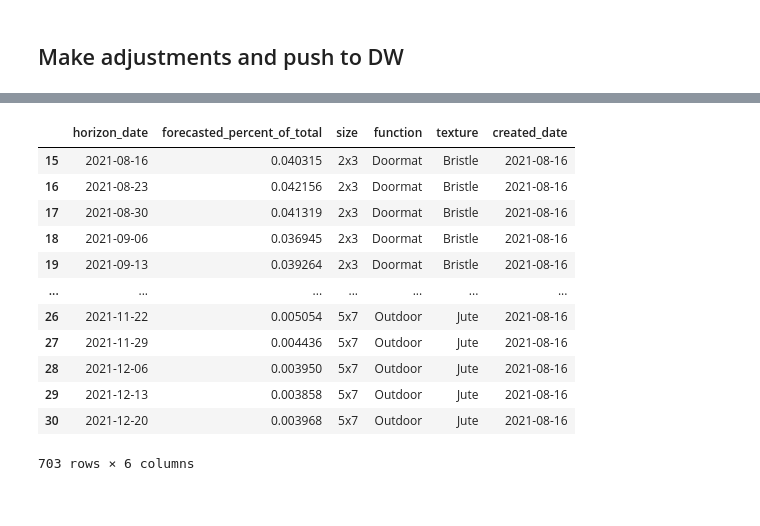
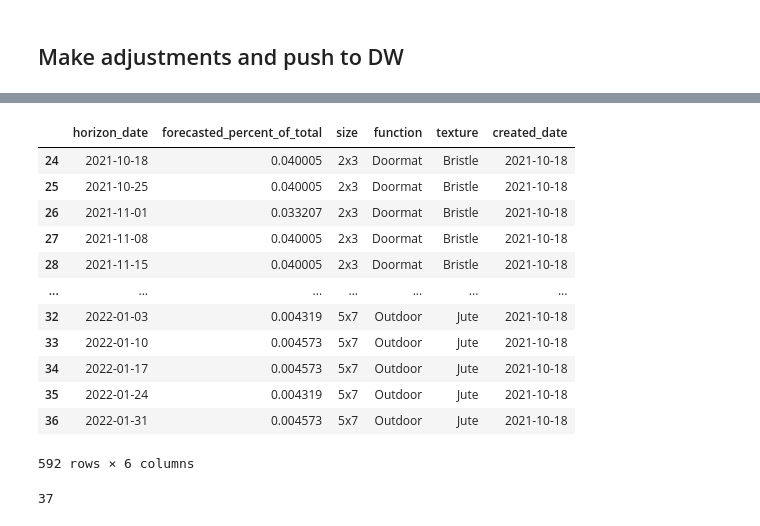
Before and after one commit to dan-from-ruggable/granular-demand-forecast, a Jupyter notebook: gdf_v1.0.ipynb, the cells around one changed output, grey strips where cells are left out. Drawn from its saved outputs; the diff is of its cells as text; code cells hidden in the pictures.

```diff
--- a/gdf_v1.0.ipynb
+++ b/gdf_v1.0.ipynb
@@ -398,7 +587,7 @@ fitting model for Doormat 2x3 Bristle
 # %%
 model_parameters = {
     'Indoor 2x3 Plush'  :['2x3','Indoor','Plush','3x5','Indoor','Plush',False,0.9,'flat'],
-    'Pad Only 2x3'      :['2x3','NUL','Rubber pad','3x5','Indoor','Plush',False,0.9,'flat'],
+    'Pad Only 2x3'      :['2x3','NUL','Rubber pad','3x5','Indoor','Plush',False,0.2,'flat'],
     'Pad Only 2.5x7'    :['2.5x7','NUL','Rubber pad','2.5x7','Indoor','Chenille',True,0.05,'linear'],
     'Pad Only 2.5x10'   :['2.5x10','NUL','Rubber pad','2.5x10','Indoor','Chenille',True,0.05,'linear'],
     'Pad Only 3x5'      :['3x5','NUL','Rubber pad','3x5','Indoor','Chenille',True,0.05,'linear'],
@@ -407,7 +596,7 @@ model_parameters = {
     'Pad Only 8x10'     :['8x10','NUL','Rubber pad','8x10','Indoor','Chenille',False,0.05,'flat'],
     'Pad Only 9x12'     :['9x12','NUL','Rubber pad','9x12','Indoor','Chenille',False,0.05,'flat'],
     'Pad Only 6" Round' :['6" Round','NUL','Rubber pad','6" Round','Indoor','Chenille',False,0.01,'flat'],
-    'Pad Only 8" Round' :['8" Round','NUL','Rubber pad','5x7','Indoor','Chenille',False,0.01,'flat']
+    'Pad Only 8" Round' :['8" Round','NUL','Rubber pad','5x7','Indoor','Chenille',False,0.5,'flat']
 }
 
 for i in model_parameters.items():
@@ -505,10 +685,24 @@ df_forecasts.head()
-# %%
-avg_forecast = df_forecasts.loc[(df_forecasts['size']=='8" Round') &
-                       (df_forecasts['function']=='NUL') &
-                       (df_forecasts['texture']=='Rubber pad') &
-                       (df_forecasts['y'].notnull()),
-                       ['y']].copy().apply(np.average, axis=0)
-
-df_forecasts['yhat'] = np.where((df_forecasts['size'] == '8" Round') &
-                                (df_forecasts['function'] == 'NUL') &
-                                (df_forecasts['texture'] == 'Rubber pad'), avg_forecast.values,df_forecasts.yhat.values)
+# %%
+# setting to average
+avg_forecast1 = df_forecasts.loc[(df_forecasts['size']=='8" Round') &
+                       (df_forecasts['function']=='NUL') &
+                       (df_forecasts['texture']=='Rubber pad') &
+                       (df_forecasts['y'].notnull()),
+                       ['y']].copy().apply(np.average, axis=0)
+
+df_forecasts['y_merged'] = np.where((df_forecasts['size'] == '8" Round') &
+                                    (df_forecasts['function'] == 'NUL') &
+                                    (df_forecasts['texture'] == 'Rubber pad') &
+                                    (np.isnan(df_forecasts['y'])),
+                                    avg_forecast1.values,df_forecasts.y_merged.values)
+avg_forecast2 = df_forecasts.loc[(df_forecasts['size']=='2x3') &
+                       (df_forecasts['function']=='Indoor') &
+                       (df_forecasts['texture']=='Plush') &
+                       (df_forecasts['y'].notnull()),
+                       ['y']].copy().apply(np.average, axis=0)
+
+df_forecasts['y_merged'] = np.where((df_forecasts['size'] == '2x3') &
+                                    (df_forecasts['function'] == 'Indoor') &
+                                    (df_forecasts['texture'] == 'Plush') &
+                                    (np.isnan(df_forecasts['y'])),
+                                    avg_forecast2.values,df_forecasts.y_merged.values)
@@ -528,21 +744,26 @@ df_gdf =df_forecasts.loc[(df_forecasts['ds'] >= forecast_begin_date),
                           'texture'
                          ]].rename(columns={'ds':'horizon_date',
                                             'y_merged':'forecasted_percent_of_total'})
-df_gdf['created_date'] = today.strftime("%Y-%m-%d")
+df_gdf['created_date'] = (today-timedelta(days=today.weekday())).strftime("%Y-%m-%d")
 df_gdf.sort_values(by=['function','texture','size','horizon_date','created_date'],inplace=True)
 # %%
-df_gdf.loc[df_gdf['created_date']== "2021-08-16"]
+df_gdf.loc[df_gdf['created_date']== (today-timedelta(days=today.weekday())).strftime("%Y-%m-%d")] #(today-timedelta(days=today.weekday())).strftime("%Y-%m-%d")]
 # %% [output]
 |  | horizon_date | forecasted_percent_of_total | size | function | texture | created_date |
-| 15 | 2021-08-16 | 0.040315 | 2x3 | Doormat | Bristle | 2021-08-16 |
-| 16 | 2021-08-23 | 0.042156 | 2x3 | Doormat | Bristle | 2021-08-16 |
-| 17 | 2021-08-30 | 0.041319 | 2x3 | Doormat | Bristle | 2021-08-16 |
-| 18 | 2021-09-06 | 0.036945 | 2x3 | Doormat | Bristle | 2021-08-16 |
-| 19 | 2021-09-13 | 0.039264 | 2x3 | Doormat | Bristle | 2021-08-16 |
+| 24 | 2021-10-18 | 0.040005 | 2x3 | Doormat | Bristle | 2021-10-18 |
+| 25 | 2021-10-25 | 0.040005 | 2x3 | Doormat | Bristle | 2021-10-18 |
+| 26 | 2021-11-01 | 0.033207 | 2x3 | Doormat | Bristle | 2021-10-18 |
+| 27 | 2021-11-08 | 0.040005 | 2x3 | Doormat | Bristle | 2021-10-18 |
+| 28 | 2021-11-15 | 0.040005 | 2x3 | Doormat | Bristle | 2021-10-18 |
 | ... | ... | ... | ... | ... | ... | ... |
-| 26 | 2021-11-22 | 0.005054 | 5x7 | Outdoor | Jute | 2021-08-16 |
-| 27 | 2021-11-29 | 0.004436 | 5x7 | Outdoor | Jute | 2021-08-16 |
-| 28 | 2021-12-06 | 0.003950 | 5x7 | Outdoor | Jute | 2021-08-16 |
-| 29 | 2021-12-13 | 0.003858 | 5x7 | Outdoor | Jute | 2021-08-16 |
-| 30 | 2021-12-20 | 0.003968 | 5x7 | Outdoor | Jute | 2021-08-16 |
+| 32 | 2022-01-03 | 0.004319 | 5x7 | Outdoor | Jute | 2021-10-18 |
+| 33 | 2022-01-10 | 0.004573 | 5x7 | Outdoor | Jute | 2021-10-18 |
+| 34 | 2022-01-17 | 0.004573 | 5x7 | Outdoor | Jute | 2021-10-18 |
+| 35 | 2022-01-24 | 0.004319 | 5x7 | Outdoor | Jute | 2021-10-18 |
+| 36 | 2022-01-31 | 0.004573 | 5x7 | Outdoor | Jute | 2021-10-18 |
-703 rows × 6 columns
+592 rows × 6 columns
+# %%
+# count check
+len(df_gdf[['size','function','texture']].value_counts())
+# %% [output]
+37
```
Also changed, not shown: parts of 24 cells of this notebook, 5 other files.
